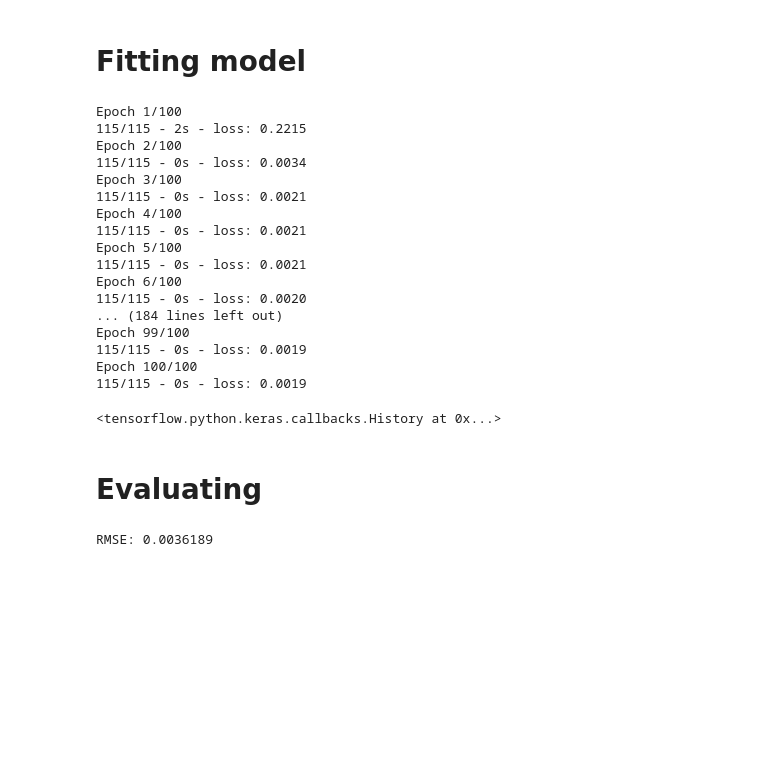
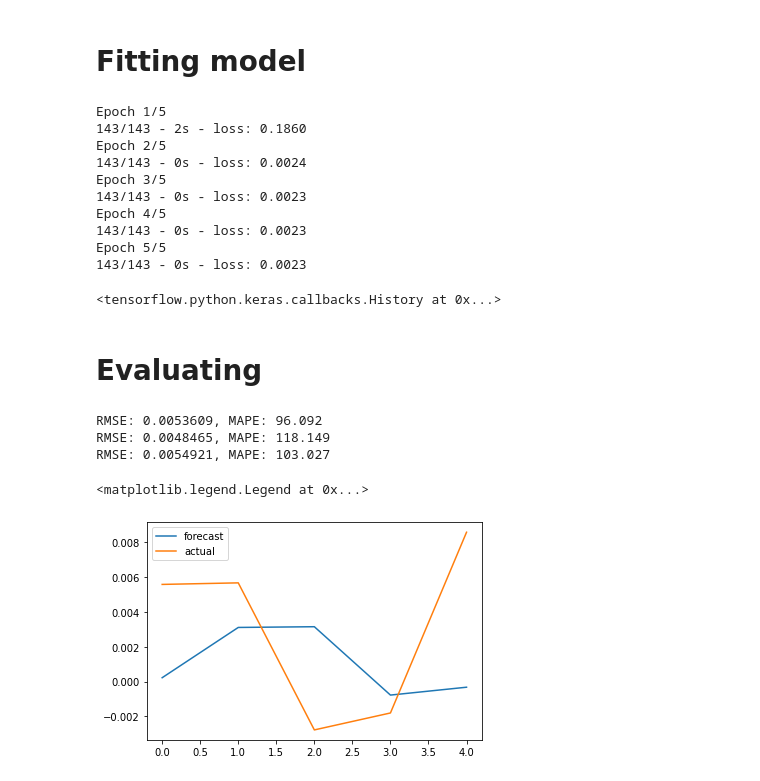
Before and after one commit to ulrikson/statistics-thesis, a Jupyter notebook: lstm.ipynb, the cells around one changed output. Saved outputs shown, nothing was run; the diff lists cells and outputs as text; code cells hidden in the pictures; blank space fills up the shorter version.

```diff
--- a/lstm.ipynb
+++ b/lstm.ipynb
@@ -59,25 +59,18 @@ model = Sequential()
 model.add(LSTM(50, input_shape=(1, look_back)))
 model.add(Dense(25))
 model.compile(loss='mean_squared_error', optimizer='adam')
-model.fit(trainX, trainY, epochs=100, batch_size=32, verbose=2)
+model.fit(trainX, trainY, epochs=5, batch_size=32, verbose=2)
 # %% [output]
-Epoch 1/100
-115/115 - 2s - loss: 0.2215
-Epoch 2/100
-115/115 - 0s - loss: 0.0034
-Epoch 3/100
-115/115 - 0s - loss: 0.0021
-Epoch 4/100
-115/115 - 0s - loss: 0.0021
-Epoch 5/100
-115/115 - 0s - loss: 0.0021
-Epoch 6/100
-115/115 - 0s - loss: 0.0020
-... (184 lines left out)
-Epoch 99/100
-115/115 - 0s - loss: 0.0019
-Epoch 100/100
-115/115 - 0s - loss: 0.0019
+Epoch 1/5
+143/143 - 2s - loss: 0.1860
+Epoch 2/5
+143/143 - 0s - loss: 0.0024
+Epoch 3/5
+143/143 - 0s - loss: 0.0023
+Epoch 4/5
+143/143 - 0s - loss: 0.0023
+Epoch 5/5
+143/143 - 0s - loss: 0.0023
 <tensorflow.python.keras.callbacks.History at 0x...>
 # %%
 # make predictions
@@ -88,10 +81,18 @@ testY = scaler.inverse_transform([testY])
 # %% [markdown]
 # Evaluating
 # %%
-test_ahead = testY[0][:5]
-forecast_ahead = forecast[:,0][:5]
+def evaluate(n_periods):
+    test_ahead = testY[0][:n_periods]
+    forecast_ahead = forecast[:,0][:n_periods]
 
-testScore = math.sqrt(mean_squared_error(test_ahead, forecast_ahead))
-print(f"RMSE: {round(testScore, 7)}")
+    rmse = math.sqrt(mean_squared_error(test_ahead, forecast_ahead))
+    mape = np.mean(np.abs((test_ahead - forecast_ahead) / test_ahead)) * 100
+    print(f"RMSE: {round(rmse, 7)}, MAPE: {round(mape, 3)}")
+
+evaluate(1)
+evaluate(3)
+evaluate(5)
 # %% [output]
-RMSE: 0.0036189
+RMSE: 0.0053609, MAPE: 96.092
+RMSE: 0.0048465, MAPE: 118.149
+RMSE: 0.0054921, MAPE: 103.027
@@ -106,0 +99,8 @@ plt.plot(testPredictPlot)
+# %%
+# Plotting predictions
+plt.plot(forecast_ahead, label="forecast")
+plt.plot(test_ahead, label="actual")
+plt.legend()
+# %% [output]
+<matplotlib.legend.Legend at 0x...>
+[figure, added]
```
Also changed, not shown: parts of 2 cells of this notebook, 2 other files.
